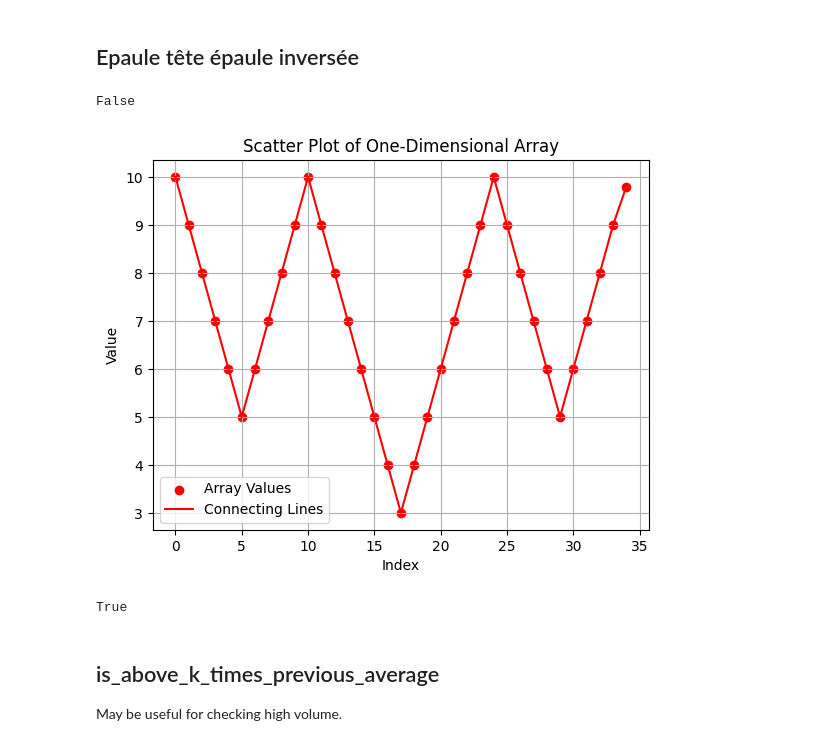
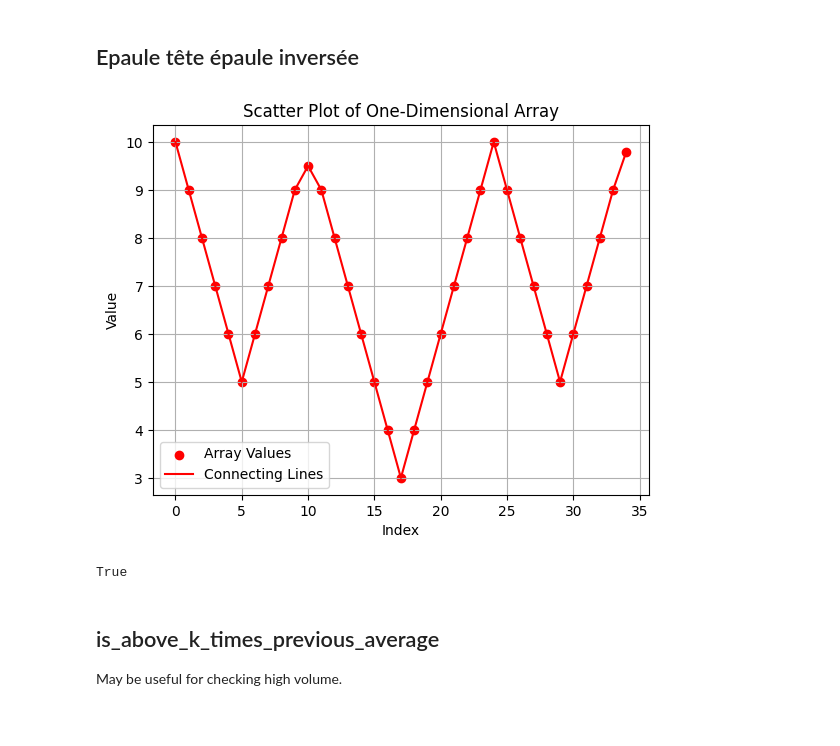
Before and after one commit to nicolaspro1234/trading_auto, a Jupyter notebook: trading.ipynb, the cells around one changed output. Saved outputs shown, nothing was run; the diff lists cells and outputs as text; code cells hidden in the pictures.

```diff
--- a/trading.ipynb
+++ b/trading.ipynb
@@ -234,8 +234,6 @@ def is_resistance(
 
 ## Epaule tête épaule inversée
 # %%
-import numpy as np
-
 def is_inverse_head_and_shoulders(
     data: np.array,
     max_nb_historical_points: int,
@@ -259,9 +257,15 @@ def is_inverse_head_and_shoulders(
   # Ensure the data is a numpy array
   data = np.array(data)
 
+  if max_nb_historical_points <  min_length_head + 2 * min_length_shoulders:
+    raise ValueError("The data array must contain at least min_length_head + 2 * min_length_shoulders elements.")
+
   # Truncate the data to the maximum number of historical points
   if len(data) > max_nb_historical_points:
       data = data[-max_nb_historical_points:]
+
+  if len(data) < min_length_head + 2 * min_length_shoulders:
+      return False
 
   # Find local minima
   local_minima = []
@@ -329,24 +333,22 @@ def is_inverse_head_and_shoulders(
               return True
 
   return False
-# %% [output]
-False
 # %%
 # Example usage
-data = np.array([10, 9, 8, 7, 6, 5, 6, 7, 8, 9, 10,
+data = np.array([10, 9, 8, 7, 6, 5, 6, 7, 8, 9, 9.5,
                  9, 8, 7, 6, 5, 4, 3, 4, 5, 6, 7, 8, 9, 10,
                  9, 8, 7, 6, 5, 6, 7, 8, 9, 9.8])
 
 plot_values(data)
 
 print(is_inverse_head_and_shoulders(
     data,
     max_nb_historical_points=50,
     min_length_head=3,
     min_length_shoulders=3,
     tolerance_around_neckline=0.05))
 # %% [output]
-[figure, old version]
+[figure, new version]
 True
 # %% [markdown]
 ## is_above_k_times_previous_average
```
